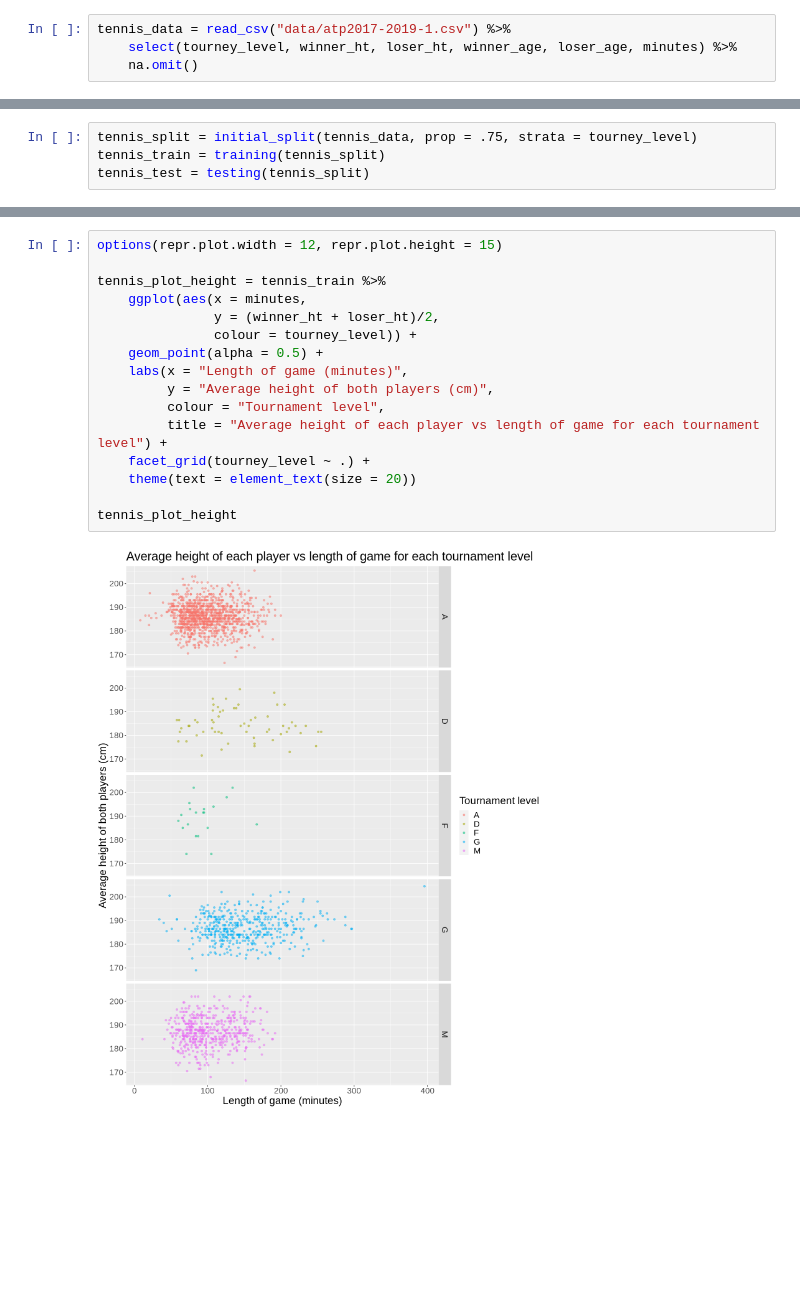
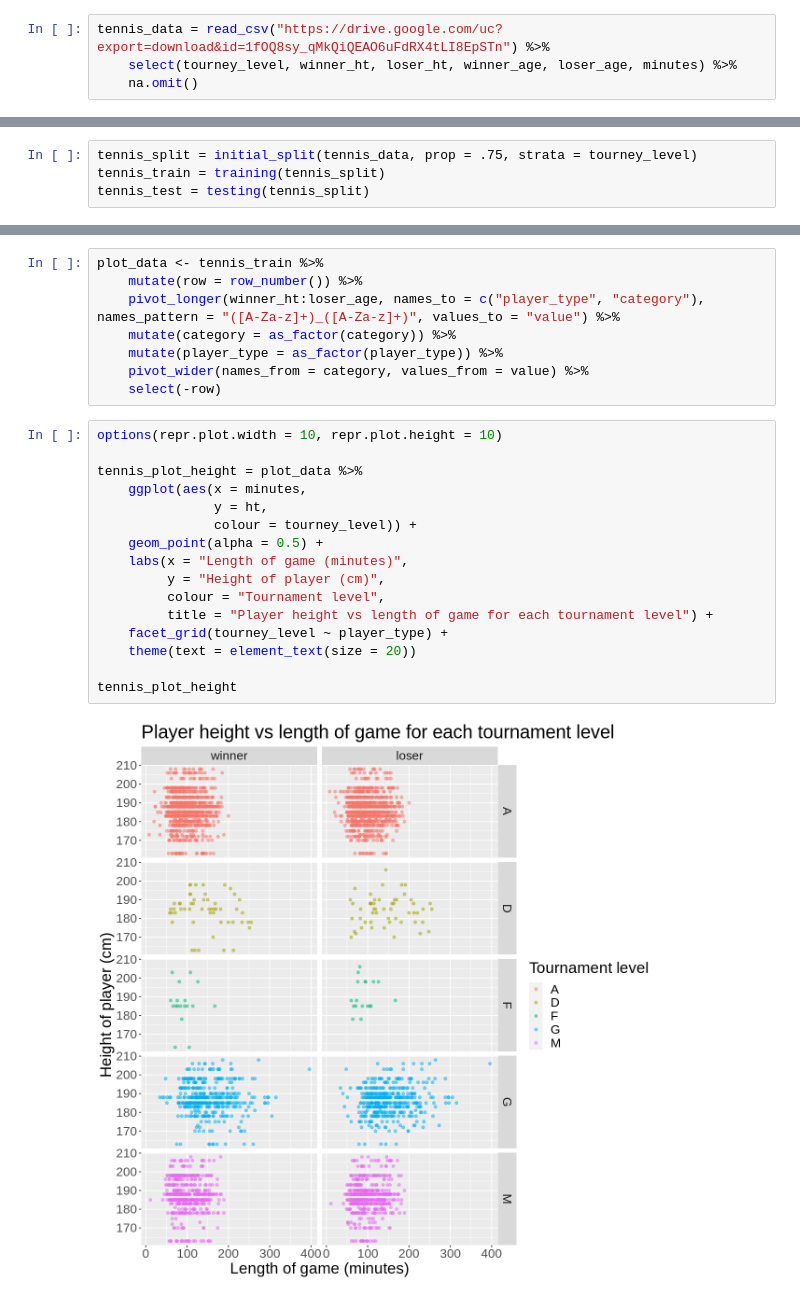
Before and after one commit to browningluke/ubc-dsci100-project, a Jupyter notebook: tennis.ipynb, the cells around one changed output, grey strips where cells are left out. Drawn from its saved outputs; the diff is of its cells as text; blank space fills up the shorter version.

Commit message:
Group summary table + separate plot by height & age

```diff
--- a/tennis.ipynb
+++ b/tennis.ipynb
@@ -23,5 +5,5 @@ Warning message:
 # %%
-tennis_data = read_csv("data/atp2017-2019-1.csv") %>%
+tennis_data = read_csv("https://drive.google.com/uc?export=download&id=1fOQ8sy_qMkQiQEAO6uFdRX4tLI8EpSTn") %>%
     select(tourney_level, winner_ht, loser_ht, winner_age, loser_age, minutes) %>%
     na.omit()
 # %% [output]
@@ -109,19 +91,27 @@ A tibble: 5 × 2
+# %%
+plot_data <- tennis_train %>%
+    mutate(row = row_number()) %>%
+    pivot_longer(winner_ht:loser_age, names_to = c("player_type", "category"), names_pattern = "([A-Za-z]+)_([A-Za-z]+)", values_to = "value") %>%
+    mutate(category = as_factor(category)) %>%
+    mutate(player_type = as_factor(player_type)) %>%
+    pivot_wider(names_from = category, values_from = value) %>%
+    select(-row)
 # %%
-options(repr.plot.width = 12, repr.plot.height = 15)
+options(repr.plot.width = 10, repr.plot.height = 10)
 
-tennis_plot_height = tennis_train %>%
+tennis_plot_height = plot_data %>%
     ggplot(aes(x = minutes,
-               y = (winner_ht + loser_ht)/2,
+               y = ht,
                colour = tourney_level)) +
     geom_point(alpha = 0.5) +
     labs(x = "Length of game (minutes)",
-         y = "Average height of both players (cm)",
+         y = "Height of player (cm)",
          colour = "Tournament level",
-         title = "Average height of each player vs length of game for each tournament level") +
-    facet_grid(tourney_level ~ .) +
+         title = "Player height vs length of game for each tournament level") +
+    facet_grid(tourney_level ~ player_type) +
     theme(text = element_text(size = 20))
 
 tennis_plot_height
 # %% [output]
-[figure, old version]
+[figure, new version]
 # %%
```
Also changed, not shown: parts of 7 cells of this notebook.
